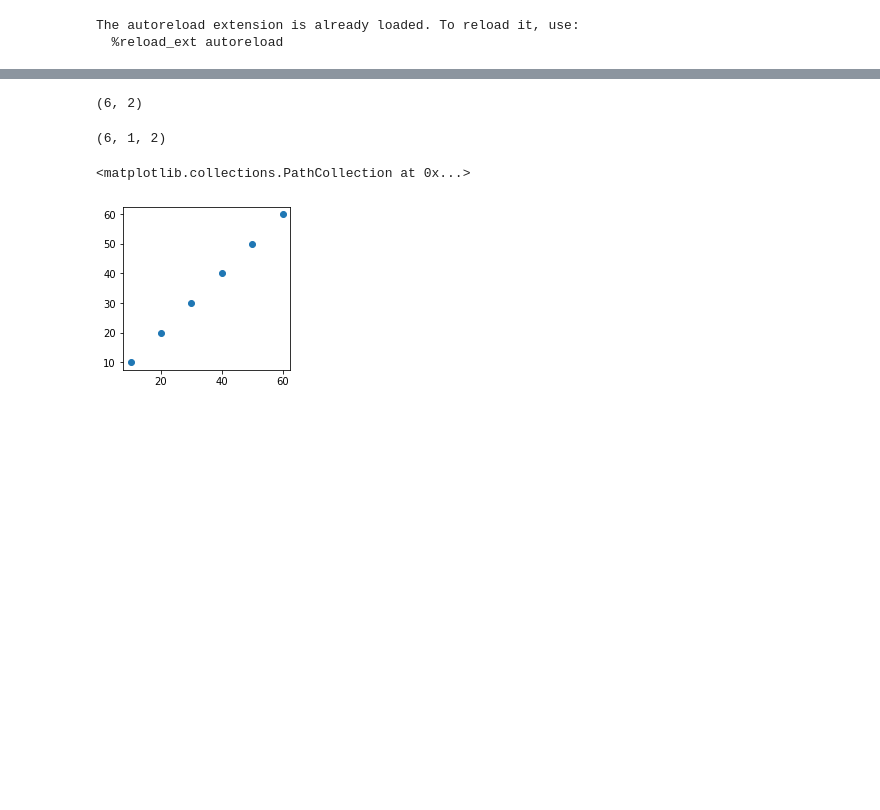
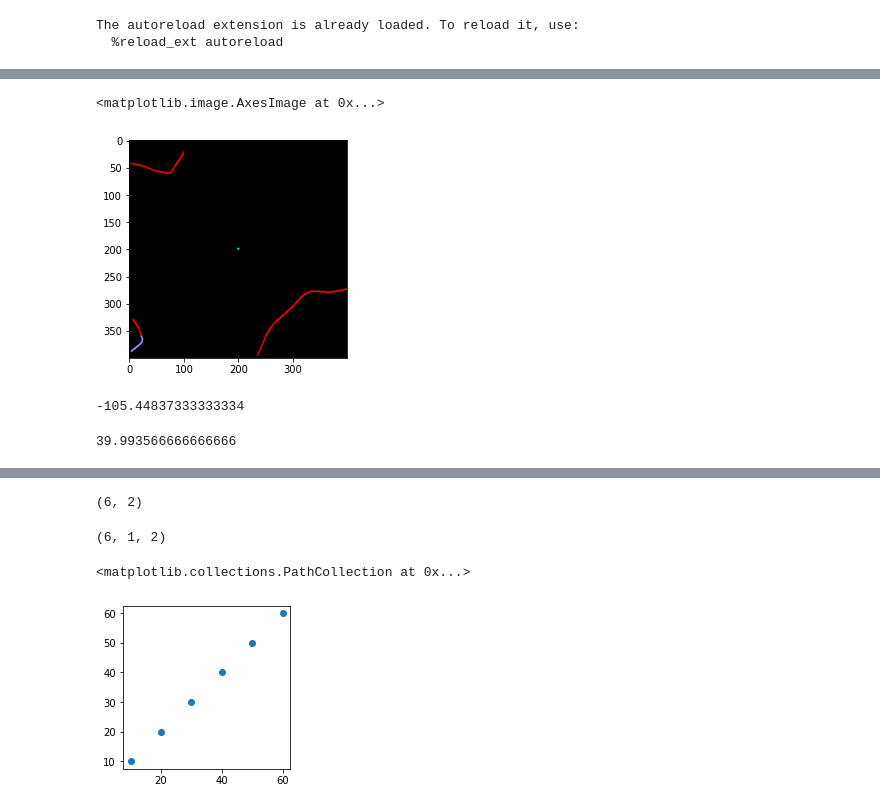
Before and after one commit to rgilman33/bespoke, a Jupyter notebook: nb/maps.ipynb, the cells around one changed output, grey strips where cells are left out. Drawn from its saved outputs; the diff is of its cells as text; code cells hidden in the pictures; blank space fills up the shorter version.

```diff
--- a/nb/maps.ipynb
+++ b/nb/maps.ipynb
@@ -74,0 +121,8 @@ plt.imshow(small_map)
+# %%
+run_id = "run_518" # out and back from nabq
+
+run_path = f"/media/beans/ssd/bespoke_logging/{run_id}"
+car_state_paths = sorted(glob.glob(f"{run_path}/car_state/*"))
+car_state = np.stack([np.load(f) for f in sorted(glob.glob(f"{run_path}/car_state/*"))[:]])#.astype(np.float16)
+lat, lon = car_state[:,12], car_state[:,13]
+LOCAL_LON_MULT = get_lon_mult(lat.mean())
@@ -74,0 +137,20 @@ plt.imshow(small_map)
+# %%
+heading_tracker = HeadingTracker()
+# %%
+maps = []
+for i in range(len(lat)):
+    current_x, current_y = lon[i]*LOCAL_LON_MULT, lat[i]
+    current_speed_mps = kph_to_mps(car_state[i,5])
+    vehicle_heading = heading_tracker.step(current_x, current_y, current_speed_mps)
+
+    small_map = get_map(all_xs,
+                        all_ys,
+                        all_way_ids,
+                        route_xs,
+                        route_ys,
+                        current_x,
+                        current_y,
+                        vehicle_heading,
+                        CLOSE_BUFFER,
+                        draw_route)
+    maps.append(small_map)
@@ -74,0 +161,13 @@ plt.imshow(small_map)
+# %%
+plt.imshow(maps[0])
+# %% [output]
+<matplotlib.image.AxesImage at 0x...>
+[figure, added]
+# %%
+lon[0]
+# %% [output]
+-105.44837333333334
+# %%
+lat[0]
+# %% [output]
+39.993566666666666
```
Also changed, not shown: parts of 16 cells of this notebook, 4 other files.
